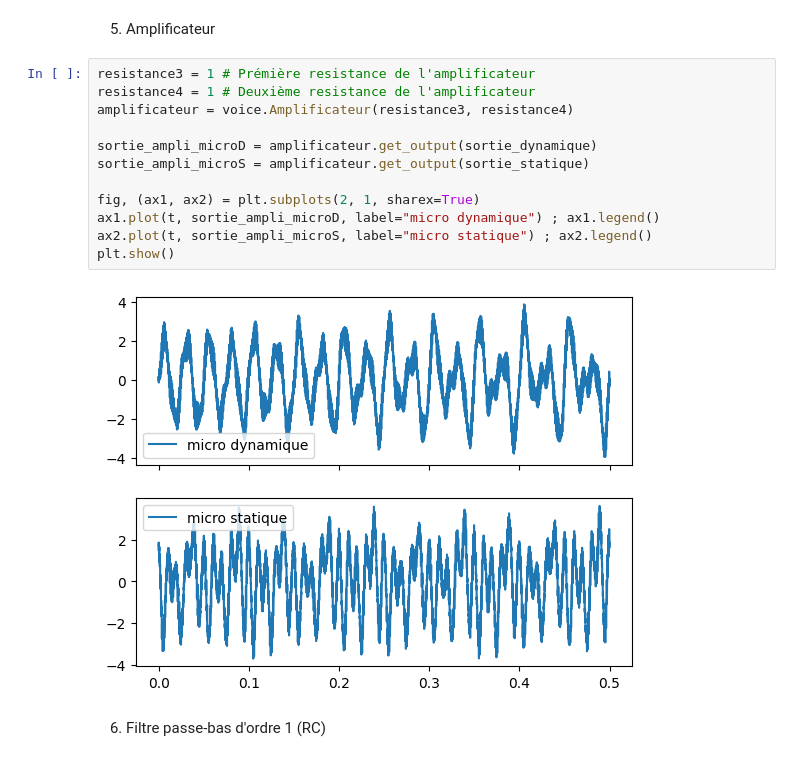
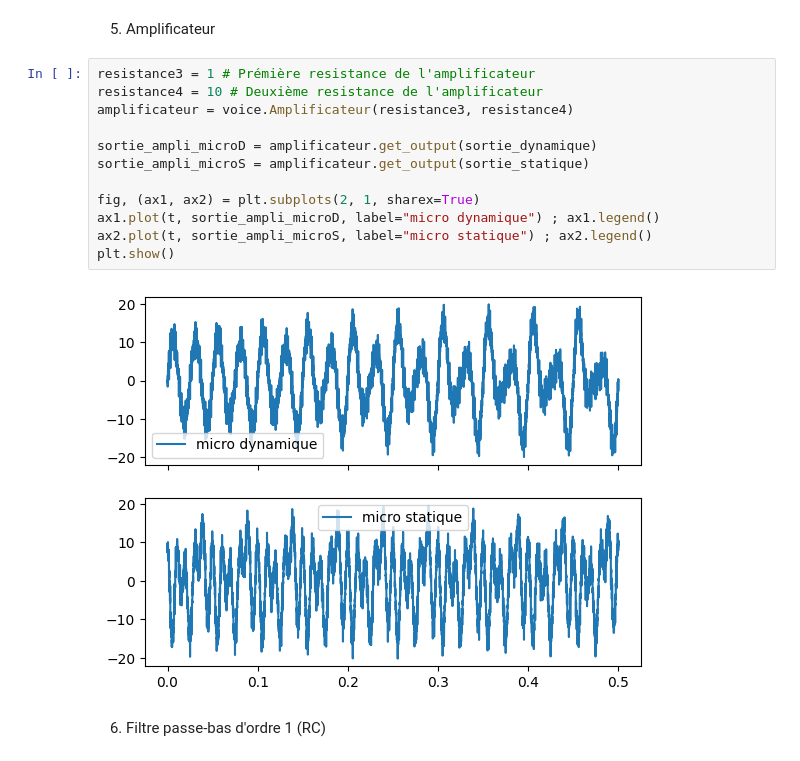
Before and after one commit to robohie/prog_python, a Jupyter notebook: test.ipynb, the cells around one changed output. Saved outputs shown, nothing was run; the diff lists cells and outputs as text.

```diff
--- a/test.ipynb
+++ b/test.ipynb
@@ -52,18 +52,18 @@ plt.show()
 5. Amplificateur
 # %%
 resistance3 = 1 # Prémière resistance de l'amplificateur
-resistance4 = 1 # Deuxième resistance de l'amplificateur
+resistance4 = 10 # Deuxième resistance de l'amplificateur
 amplificateur = voice.Amplificateur(resistance3, resistance4)
 
 sortie_ampli_microD = amplificateur.get_output(sortie_dynamique)
 sortie_ampli_microS = amplificateur.get_output(sortie_statique)
 
 fig, (ax1, ax2) = plt.subplots(2, 1, sharex=True)
 ax1.plot(t, sortie_ampli_microD, label="micro dynamique") ; ax1.legend()
 ax2.plot(t, sortie_ampli_microS, label="micro statique") ; ax2.legend()
 plt.show()
 # %% [output]
-[figure, old version]
+[figure, new version]
 # %% [markdown]
 6. Filtre passe-bas d'ordre 1 (RC)
 # %%
```
Also changed, not shown: parts of 4 cells of this notebook, 4 other files.
